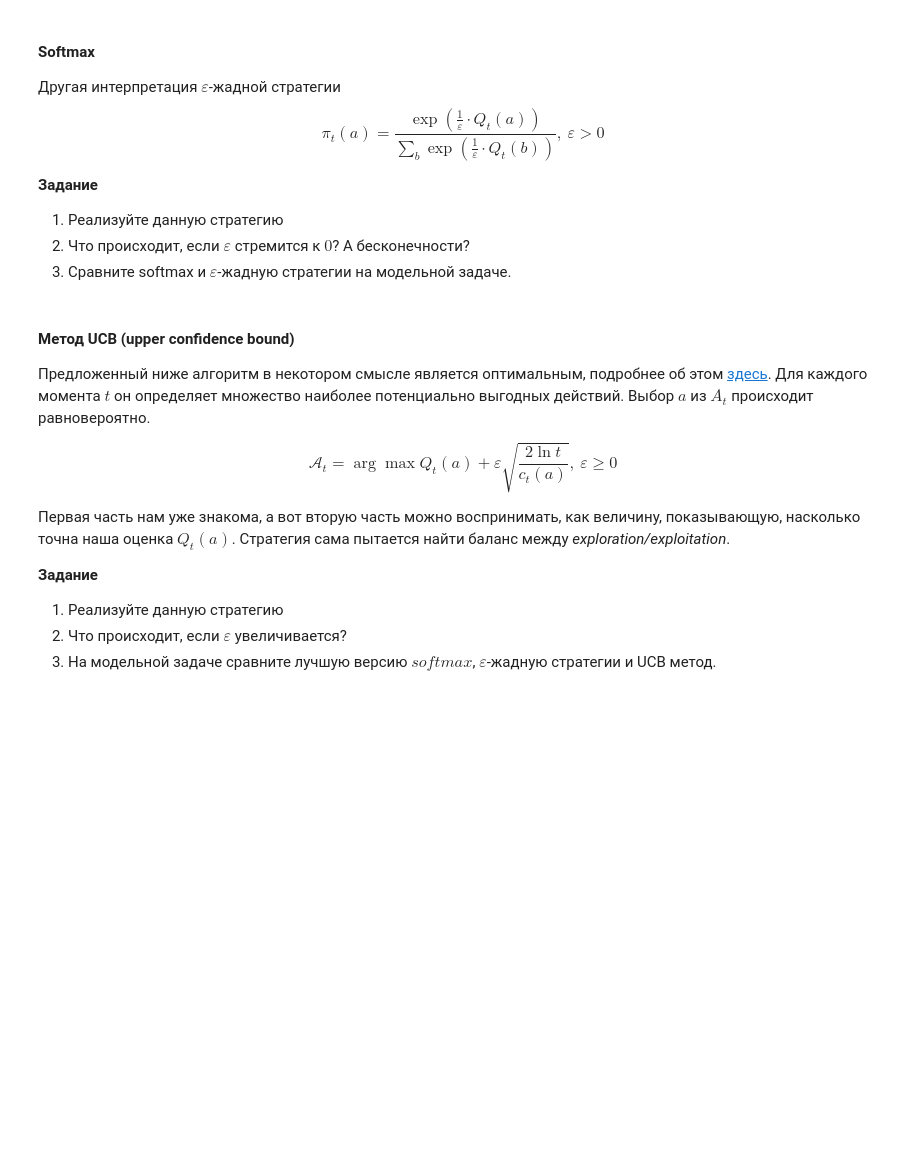
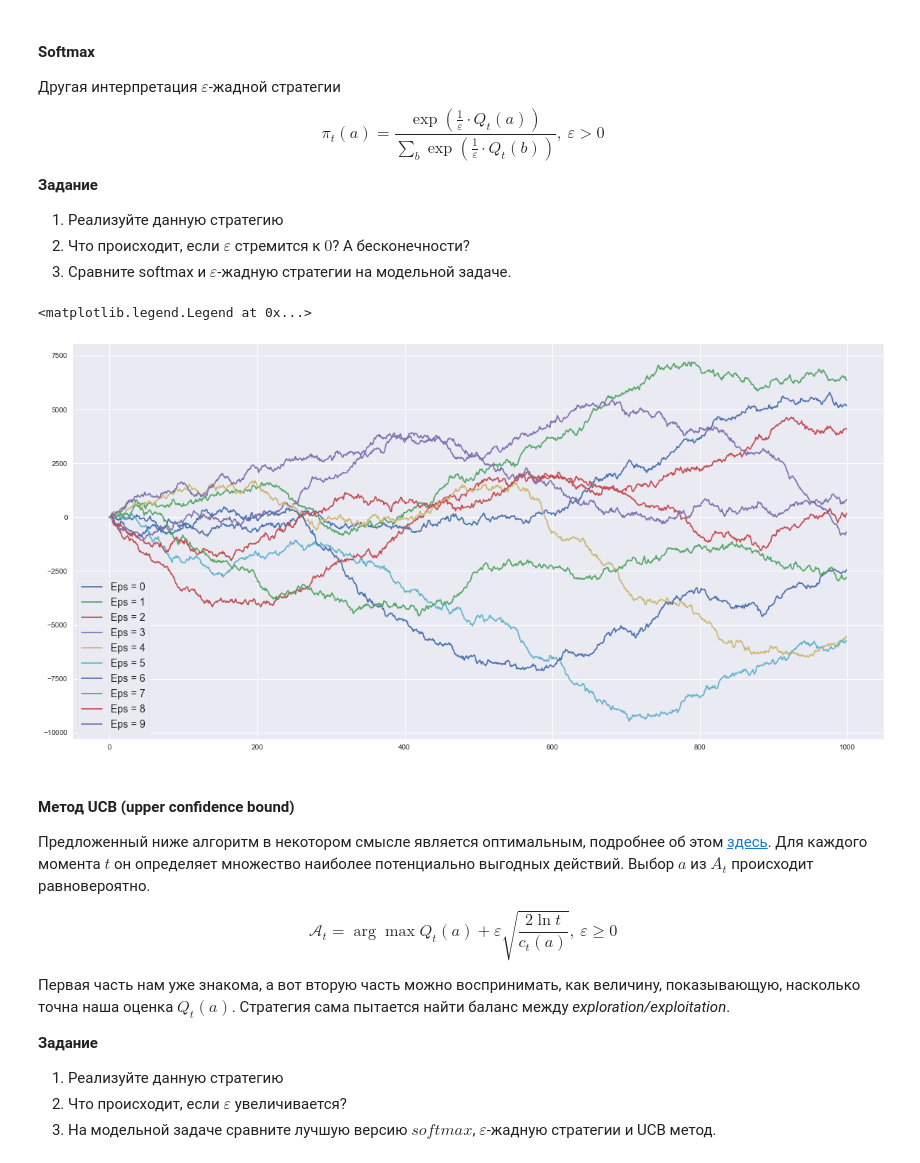
Before and after one commit to alex-kharlamov/DeepReinforcement, a Jupyter notebook: L4 - Reinforcement learning.ipynb, the cells around one changed output. Saved outputs shown, nothing was run; the diff lists cells and outputs as text; code cells hidden in the pictures; blank space fills up the shorter version.

```diff
--- a/L4 - Reinforcement learning.ipynb
+++ b/L4 - Reinforcement learning.ipynb
@@ -230,3 +272,42 @@ class SoftmaxAgent(Agent):
+# %%
+import matplotlib.pyplot as plt
+%matplotlib inline
+from tqdm import tqdm
+
+T = 1000
+n_steps = 1000
+
+cpu = mp.cpu_count()
+
+softmax_policy_data = []
+for epsilon in range(1, 11):
+    reward_mean_data = np.zeros(T)
+    for n_step in tqdm(range(0, n_steps, cpu)):
+        base_model = BasicModel(20)
+        softmax_agent = SoftmaxAgent(base_model, epsilon + 0.00001)
+
+        temp_reward_one_game = np.zeros(T)
+        cur_reward = 0
+
+        pool = mp.Pool(processes=cpu)
+        args = repeat((softmax_agent, T), cpu)
+        results = pool.map(parralel_game,  args)
+        reward_mean_data += np.array(results).sum(axis=0)
+        pool.close()
+
+    softmax_policy_data.append(reward_mean_data)
+# %%
+import seaborn as sns
+sns.set(style="darkgrid")
+
+# Plot the response with standard error
+plt.figure(figsize=(20,10))
+for elem in range(10):
+    plt.plot([i for i in range(T)], softmax_policy_data[elem], label='Eps = ' + str(elem ))
+plt.legend(fontsize=14, frameon=True)
+# %% [output]
+<matplotlib.legend.Legend at 0x...>
+[figure, added]
 # %% [markdown]
 #### Метод UCB (upper confidence bound)
 Предложенный ниже алгоритм в некотором смысле является оптимальным, подробнее об этом [здесь]( http://homes.di.unimi.it/~cesabian/Pubblicazioni/ml-02.pdf). Для каждого момента $t$ он определяет множество наиболее потенциально выгодных действий. Выбор $a$ из $A_t$ происходит равновероятно.
```
Also changed, not shown: parts of 14 cells of this notebook.
